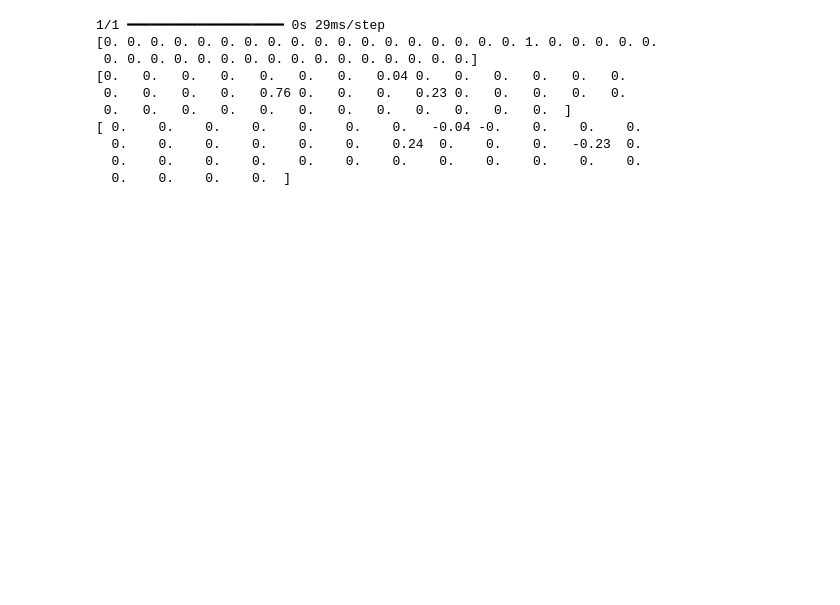
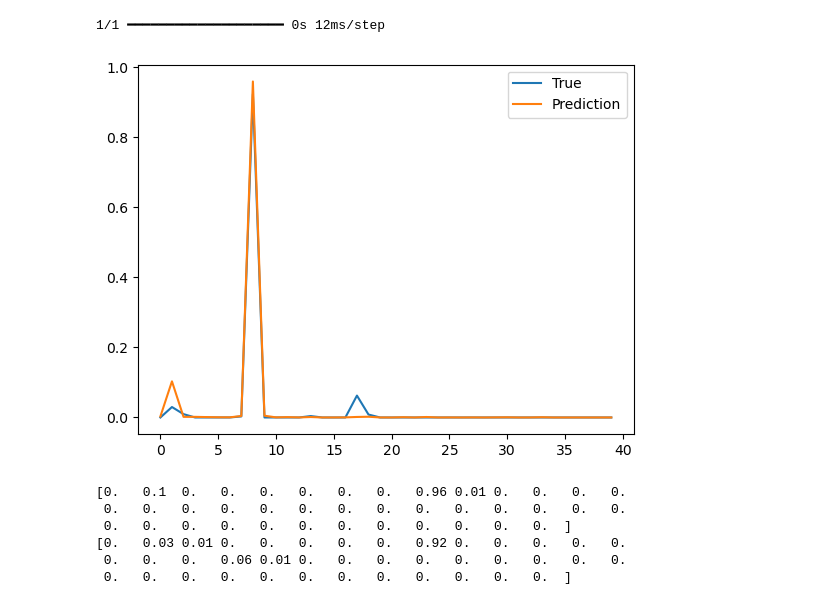
Before and after one commit to lolibarmen/Ml-spectra, a Jupyter notebook: third-vol1/chemical-composition.ipynb, the cells around one changed output. Drawn from its saved outputs; the diff is of its cells as text; code cells hidden in the pictures; blank space fills up the shorter version.

```diff
--- a/third-vol1/chemical-composition.ipynb
+++ b/third-vol1/chemical-composition.ipynb
@@ -74,19 +82,26 @@ plt.show()
 # %%
-arr_num = 10
+arr_num = 100
+
+#--------------------------------------------------------
+
 question = X_scaled[arr_num].reshape((1,256))
 y_true = y_scaled[arr_num]
 y_pred = model.predict(question)[0]
-print(np.around(y_pred,2))
-print(np.around(y_true,2))
-print(np.around(y_pred - y_true, 2))
+
+plt.plot(y_true, label="True")
+plt.plot(y_pred, label="Prediction")
+plt.legend()
+plt.show()
 # %% [output]
-1/1 ━━━━━━━━━━━━━━━━━━━━ 0s 29ms/step
-[0. 0. 0. 0. 0. 0. 0. 0. 0. 0. 0. 0. 0. 0. 0. 0. 0. 0. 1. 0. 0. 0. 0. 0.
- 0. 0. 0. 0. 0. 0. 0. 0. 0. 0. 0. 0. 0. 0. 0. 0.]
-[0.   0.   0.   0.   0.   0.   0.   0.04 0.   0.   0.   0.   0.   0.
- 0.   0.   0.   0.   0.76 0.   0.   0.   0.23 0.   0.   0.   0.   0.
- 0.   0.   0.   0.   0.   0.   0.   0.   0.   0.   0.   0.  ]
-[ 0.    0.    0.    0.    0.    0.    0.   -0.04 -0.    0.    0.    0.
-  0.    0.    0.    0.    0.    0.    0.24  0.    0.    0.   -0.23  0.
-  0.    0.    0.    0.    0.    0.    0.    0.    0.    0.    0.    0.
-  0.    0.    0.    0.  ]
+1/1 ━━━━━━━━━━━━━━━━━━━━ 0s 12ms/step
+[figure, added]
+# %%
+print(np.around(y_pred,2))
+print(np.around(y_true,2))
+# %% [output]
+[0.   0.1  0.   0.   0.   0.   0.   0.   0.96 0.01 0.   0.   0.   0.
+ 0.   0.   0.   0.   0.   0.   0.   0.   0.   0.   0.   0.   0.   0.
+ 0.   0.   0.   0.   0.   0.   0.   0.   0.   0.   0.   0.  ]
+[0.   0.03 0.01 0.   0.   0.   0.   0.   0.92 0.   0.   0.   0.   0.
+ 0.   0.   0.   0.06 0.01 0.   0.   0.   0.   0.   0.   0.   0.   0.
+ 0.   0.   0.   0.   0.   0.   0.   0.   0.   0.   0.   0.  ]
```
Also changed, not shown: parts of 4 cells of this notebook, 1 other file.
